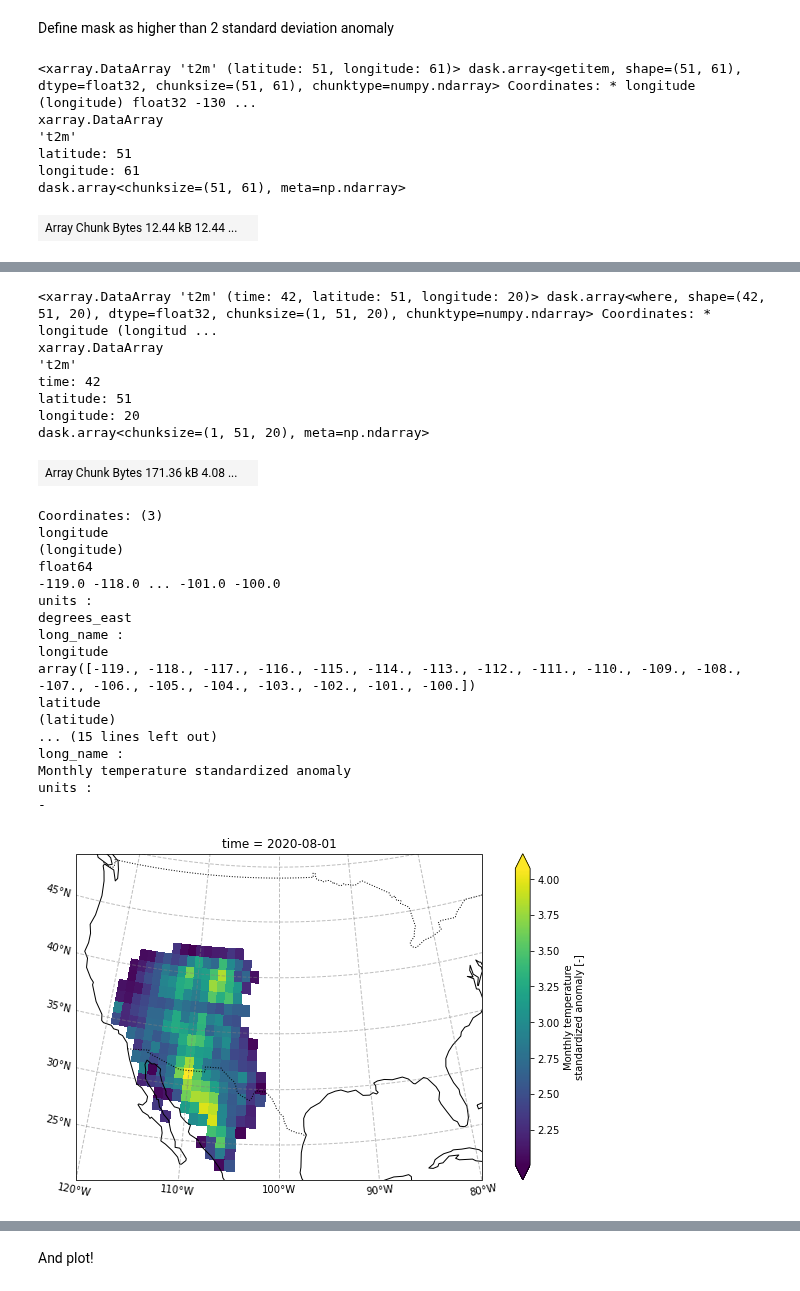
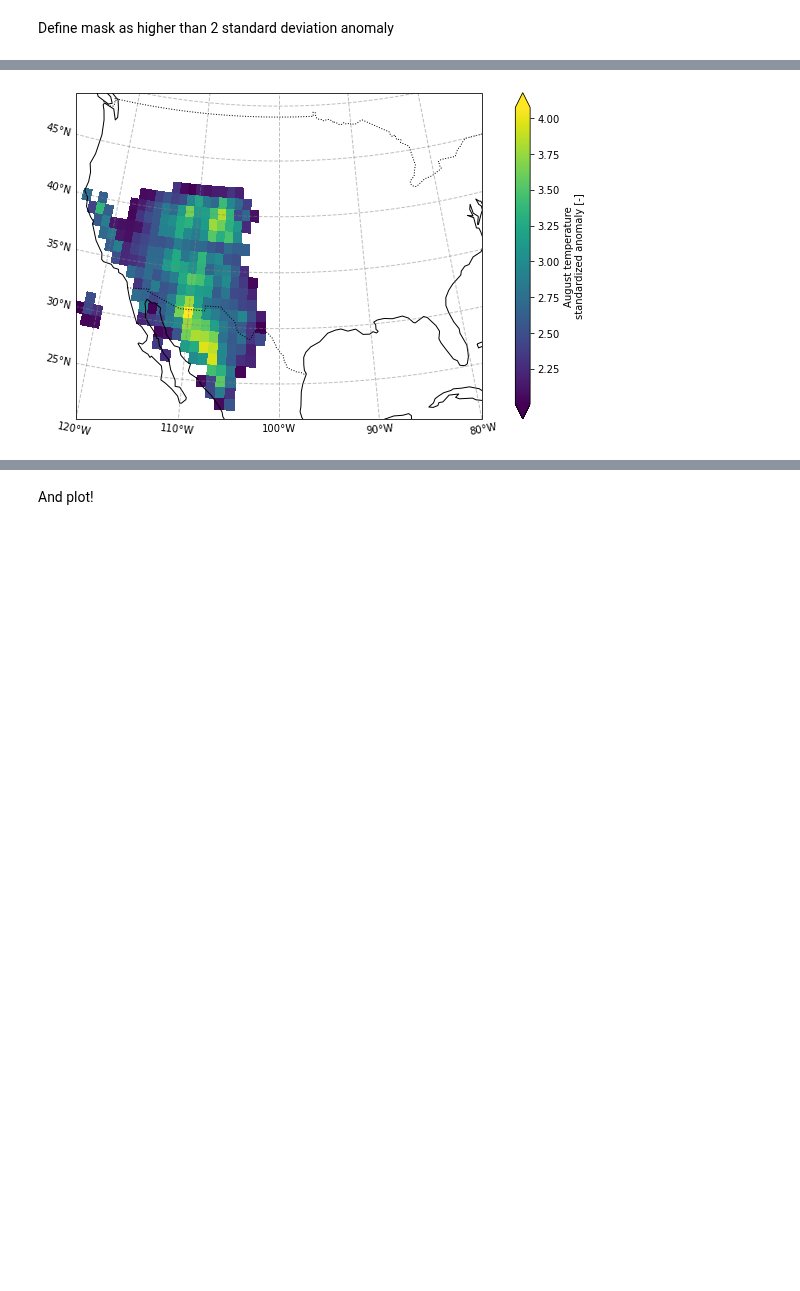
Before and after one commit to ECMWFCode4Earth/UNSEEN-open, a Jupyter notebook: doc/Notebooks/California_august_temperature_anomaly.ipynb, the cells around one changed output, grey strips where cells are left out. Drawn from its saved outputs; the diff is of its cells as text; code cells hidden in the pictures; blank space fills up the shorter version.

```diff
--- a/doc/Notebooks/California_august_temperature_anomaly.ipynb
+++ b/doc/Notebooks/California_august_temperature_anomaly.ipynb
@@ -73,12 +73,12 @@ We want to show how anomalous the recorded monthly average temperature for 2020
 # %%
 ERA5_anomaly = ERA5['t2m'] - ERA5['t2m'].sel(time=slice('1979','2010')).mean('time')
 ERA5_anomaly.attrs = {
-    'long_name': 'Monthly temperature anomaly',
+    'long_name': 'August temperature anomaly',
     'units': 'C'
 }
 ERA5_sd_anomaly = ERA5_anomaly / ERA5['t2m'].std('time')
 ERA5_sd_anomaly.attrs = {
-    'long_name': 'Monthly temperature standardized anomaly',
+    'long_name': 'August temperature standardized anomaly',
     'units': '-'
 }
 # %% [markdown]
@@ -106,6 +106,7 @@ def plot_California(ERA5_input):
     ax.add_feature(cartopy.feature.BORDERS, linestyle=':')
     ax.coastlines(
         resolution='110m')  #Currently can be one of “110m”, “50m”, and “10m”.
+    ax.set_title('')
     gl = ax.gridlines(crs=ccrs.PlateCarree(),
                       draw_labels=True,
                       linewidth=1,
@@ -130,15 +132,13 @@ plot_California(ERA5_sd_anomaly.sel(time = '2020'))
 # %% [markdown]
 Define mask as higher than 2 standard deviation anomaly
 # %%
-ERA5_sd_anomaly.sel(time = '2020').squeeze('time')
-ERA5_masked = ERA5_sd_anomaly.sel(longitude = slice(-119,-100)).where(ERA5_sd_anomaly.sel(time = '2020').squeeze('time')>2)
-ERA5_masked
+ERA5_masked = (ERA5_sd_anomaly.
+               sel(longitude = slice(-125,-100),
+                  latitude = slice(45,20)).
+               where(ERA5_sd_anomaly.sel(time = '2020').
+                     squeeze('time')>2)
+              )
+
+# ERA5_masked
 plot_California(ERA5_masked.sel(time = '2020'))
 # %% [output]
-<xarray.DataArray 't2m' (latitude: 51, longitude: 61)> dask.array<getitem, shape=(51, 61), dtype=float32, chunksize=(51, 61), chunktype=numpy.ndarray> Coordinates: * longitude (longitude) float32 -130 ...
-xarray.DataArray
-'t2m'
-latitude: 51
-longitude: 61
-dask.array<chunksize=(51, 61), meta=np.ndarray>
-| Array Chunk Bytes 12.44 kB 12.44 ... |  |
@@ -162,29 +145,4 @@ units :
-<xarray.DataArray 't2m' (time: 42, latitude: 51, longitude: 20)> dask.array<where, shape=(42, 51, 20), dtype=float32, chunksize=(1, 51, 20), chunktype=numpy.ndarray> Coordinates: * longitude (longitud ...
-xarray.DataArray
-'t2m'
-time: 42
-latitude: 51
-longitude: 20
-dask.array<chunksize=(1, 51, 20), meta=np.ndarray>
-| Array Chunk Bytes 171.36 kB 4.08 ... |  |
-Coordinates: (3)
-longitude
-(longitude)
-float64
--119.0 -118.0 ... -101.0 -100.0
-units :
-degrees_east
-long_name :
-longitude
-array([-119., -118., -117., -116., -115., -114., -113., -112., -111., -110., -109., -108., -107., -106., -105., -104., -103., -102., -101., -100.])
-latitude
-(latitude)
-... (15 lines left out)
-long_name :
-Monthly temperature standardized anomaly
-units :
--
-[figure, old version]
+[figure, new version]
 # %%
 ERA5_anomaly_timeseries = ERA5_anomaly.sel(longitude = slice(-119,-100)).where(ERA5_sd_anomaly.sel(time = '2020').squeeze('time')>2).mean(['longitude','latitude'])
 ERA5_anomaly_timeseries.plot()
```
Also changed, not shown: parts of 6 cells of this notebook, 50 other files.
